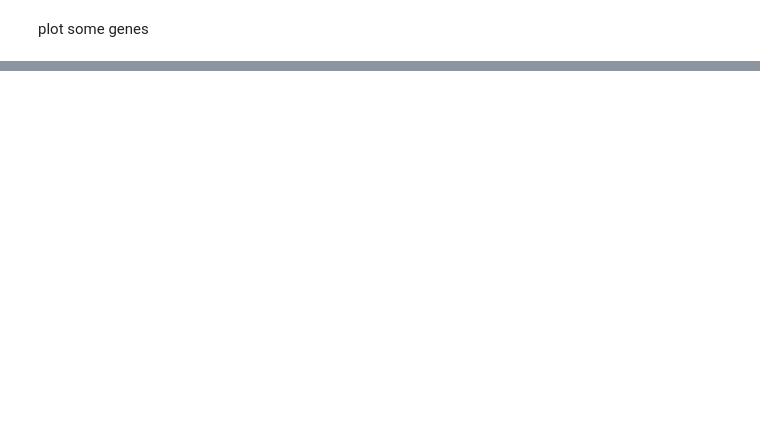
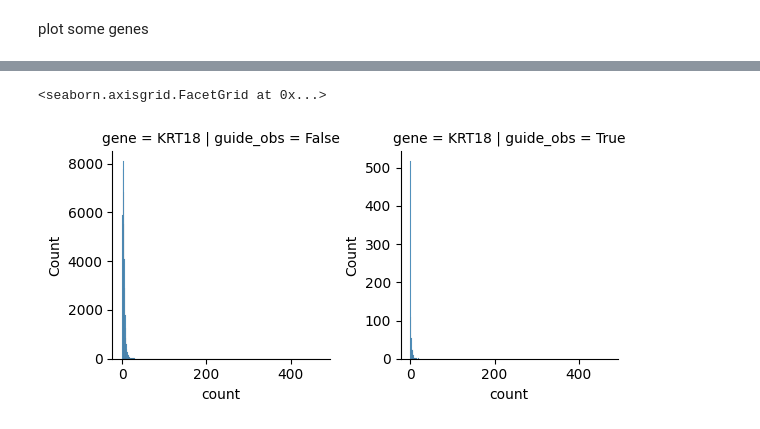
Before and after one commit to pinellolab/PerTurbo, a Jupyter notebook: reproducibility/gasperini_pilot.ipynb, the cells around one changed output, grey strips where cells are left out. Saved outputs shown, nothing was run; the diff lists cells and outputs as text; code cells hidden in the pictures; blank space fills up the shorter version.

```diff
--- a/reproducibility/gasperini_pilot.ipynb
+++ b/reproducibility/gasperini_pilot.ipynb
@@ -427,0 +418,37 @@ ACTG1 ACTB_TSS|2
+# %%
+from select import select
+
+
+counts_df = mdata["rna"][:, selected_genes].to_df()
+guide_obs = mdata["grna"][:, selected_guides].X.sum(axis=1).copy().astype(bool)
+counts_df['guide_obs']=guide_obs
+
+
+plot_df = counts_df.melt(id_vars='guide_obs',var_name='gene',value_name='count')
+g = sns.FacetGrid(plot_df, row="gene", col="guide_obs",sharey=False)
+g.map_dataframe(sns.histplot, x="count", binwidth=1, hue_order=[False,True])
+
+
+# sns.histplot(
+#     plot_df.query('has_guide'),
+#     x="count",
+#     hue="has_guide",
+#     binwidth=1,
+#     common_norm=False,
+#     stat="density",
+# )
+# plt.show()
+# sns.histplot(
+#     plot_df.query('not has_guide'),
+#     x="count",
+#     hue="has_guide",
+#     binwidth=1,
+#     common_norm=False,
+#     stat="density",
+# )
+# # plt.xlim(0, 50)
+# g.title(f"gene: {plot_gene}, guide: {plot_guide}")
+# plt.show()
+# %% [output]
+<seaborn.axisgrid.FacetGrid at 0x...>
+[figure, added]
```
Also changed, not shown: parts of 18 cells of this notebook, 6 other files.
